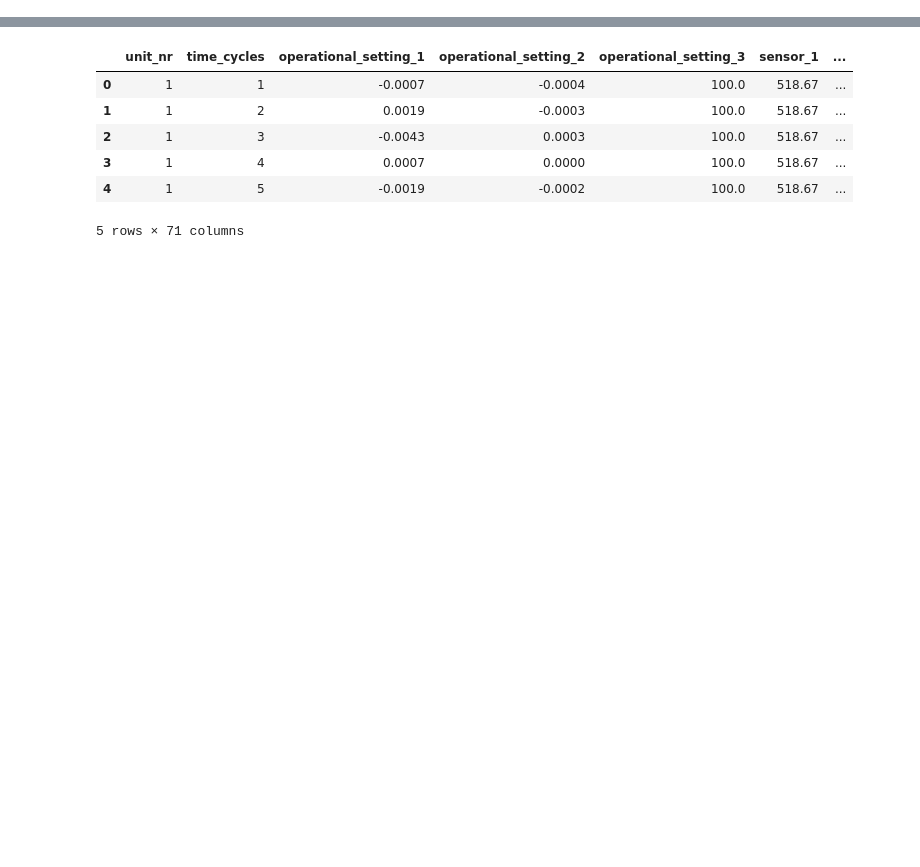
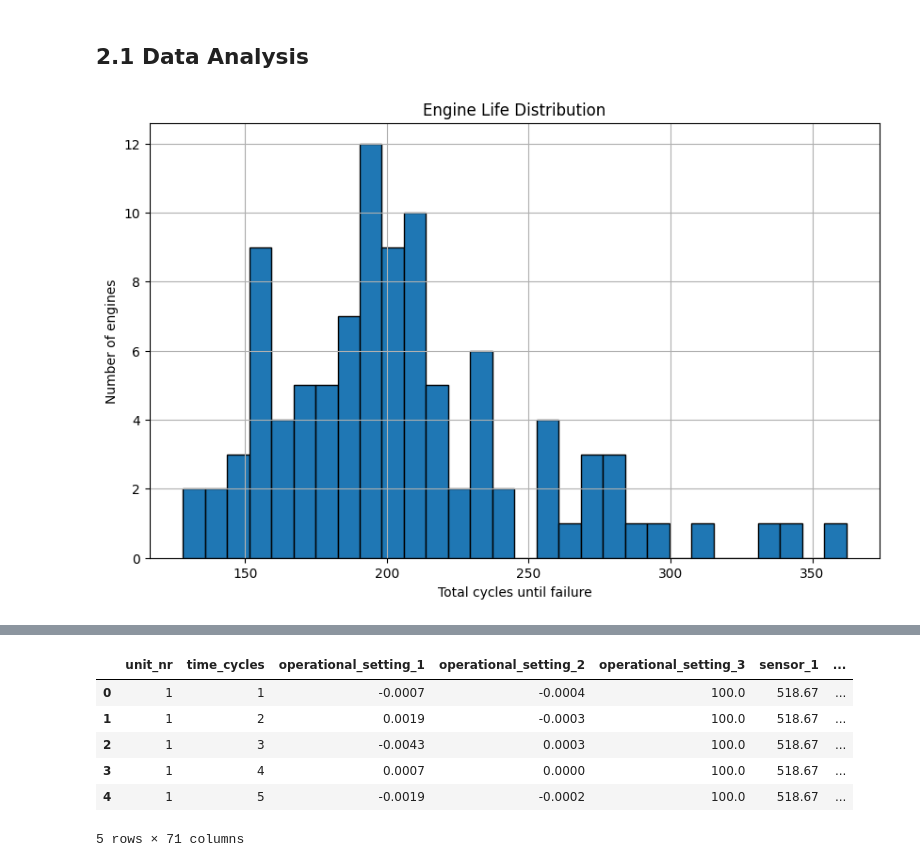
Before and after one commit to marksindustries/ai_ml_projects, a Jupyter notebook: project_1/notebooks/predictive_maintenance.ipynb, the cells around one changed output, grey strips where cells are left out. Cells and saved outputs as stored; diff of their text form; code cells hidden in the pictures; blank space fills up the shorter version.

```diff
--- a/project_1/notebooks/predictive_maintenance.ipynb
+++ b/project_1/notebooks/predictive_maintenance.ipynb
@@ -39,0 +87,12 @@ df.head()
+# %% [markdown]
+## 2.1 Data Analysis
+# %%
+# 1. Distribution of operating cycles per engine
+plt.figure(figsize=(10,6))
+df.groupby('unit_nr')['time_cycles'].max().hist(bins=30, edgecolor="black")
+plt.xlabel("Total cycles until failure")
+plt.ylabel("Number of engines")
+plt.title("Engine Life Distribution")
+plt.show()
+# %% [output]
+[figure, added]
```
Also changed, not shown: parts of 40 cells of this notebook, 4 other files.
